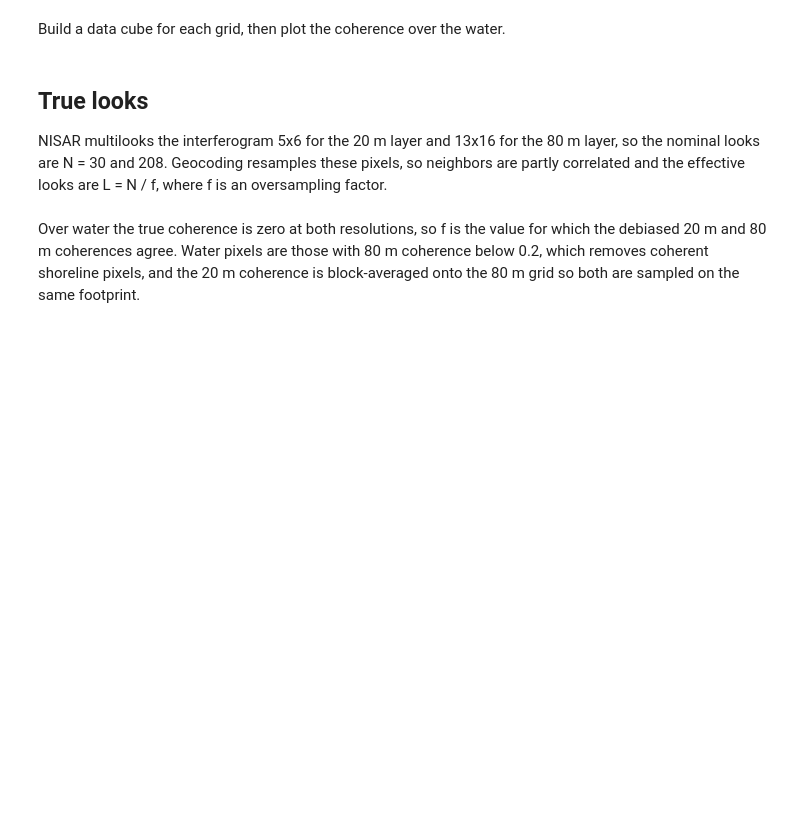
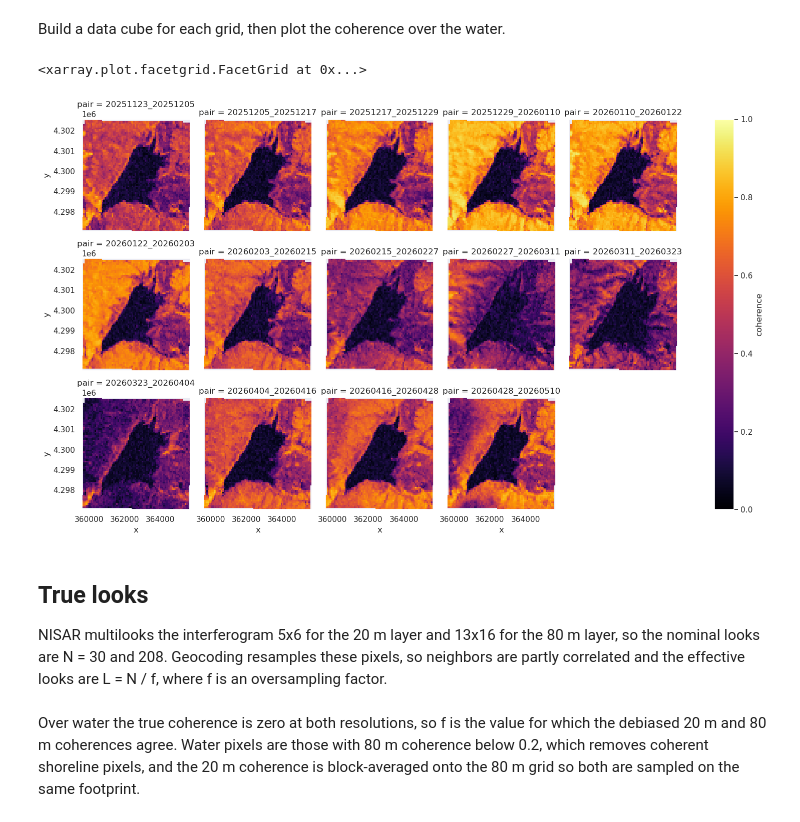
Before and after one commit to julober/nisar_snow_coherence, a Jupyter notebook: notebooks/0_coherence_correction.ipynb, the cells around one changed output. Saved outputs shown, nothing was run; the diff lists cells and outputs as text; code cells hidden in the pictures; blank space fills up the shorter version.

Commit message:
run coherence correction for track19/frame21

```diff
--- a/notebooks/0_coherence_correction.ipynb
+++ b/notebooks/0_coherence_correction.ipynb
@@ -41,15 +44,15 @@ logging.basicConfig(
 
 The true coherence over a lake or reservoir is assumed to be zero, so any coherence there is bias. Fill in the track, frame, dates and bounding box of a water body; use the same track and frame as the study area so the multilooking matches.
 # %%
-track = None   # TODO
-frame = None   # TODO
-start = None   # TODO e.g. '2025-12-01'
-end = None     # TODO e.g. '2026-04-30'
-proc_code = None   # TODO e.g. 'P05023'
+track = 128   # TODO
+frame = 69   # TODO
+start = '2025-12-01'   # TODO e.g. '2025-12-01'
+end = '2026-04-30'     # TODO e.g. '2026-04-30'
+proc_code = 'P05023'   # TODO e.g. 'P05023'
 
 # TODO: bounding box of the water body, in the crs below
-bounds = (None, None, None, None)   # (minx, miny, maxx, maxy)
-crs = None   # TODO e.g. 'EPSG:32613'
+bounds = (-106.6162836479317, 38.81212109259412, -106.5482160142688, 38.86012135462189)   # (minx, miny, maxx, maxy)
+crs = 'EPSG:4326'   # TODO e.g. 'EPSG:32613'
 shp = gpd.GeoDataFrame(geometry=[box(*bounds)], crs=crs)
 
 data_dir = "../data/"
@@ -74,13 +95,16 @@ Build a data cube for each grid, then plot the coherence over the water.
 # %%
 wrapped_files = [f for f in files if "coherence_wrapped" in str(f)]
 unwrapped_files = [f for f in files if "coherence_unwrapped" in str(f)]
 
 water_20m = build_cube(wrapped_files, "coherence", utc_offset_hours=-7)     # 20 m grid
 water_80m = build_cube(unwrapped_files, "coherence", utc_offset_hours=-7)  # 80 m grid
-water_20m = water_20m.rio.write_crs(water_20m.attrs['crs'])
-water_80m = water_80m.rio.write_crs(water_80m.attrs['crs'])
+# water_20m = water_20m.rio.write_crs(water_20m.attrs['crs'])
+# water_80m = water_80m.rio.write_crs(water_80m.attrs['crs'])
 
 water_80m['coherence'].plot(col='pair', col_wrap=5, cmap='inferno', vmin=0, vmax=1)
+# %% [output]
+<xarray.plot.facetgrid.FacetGrid at 0x...>
+[figure, added]
 # %% [markdown]
 ## True looks
 
```
Also changed, not shown: parts of 10 cells of this notebook.
